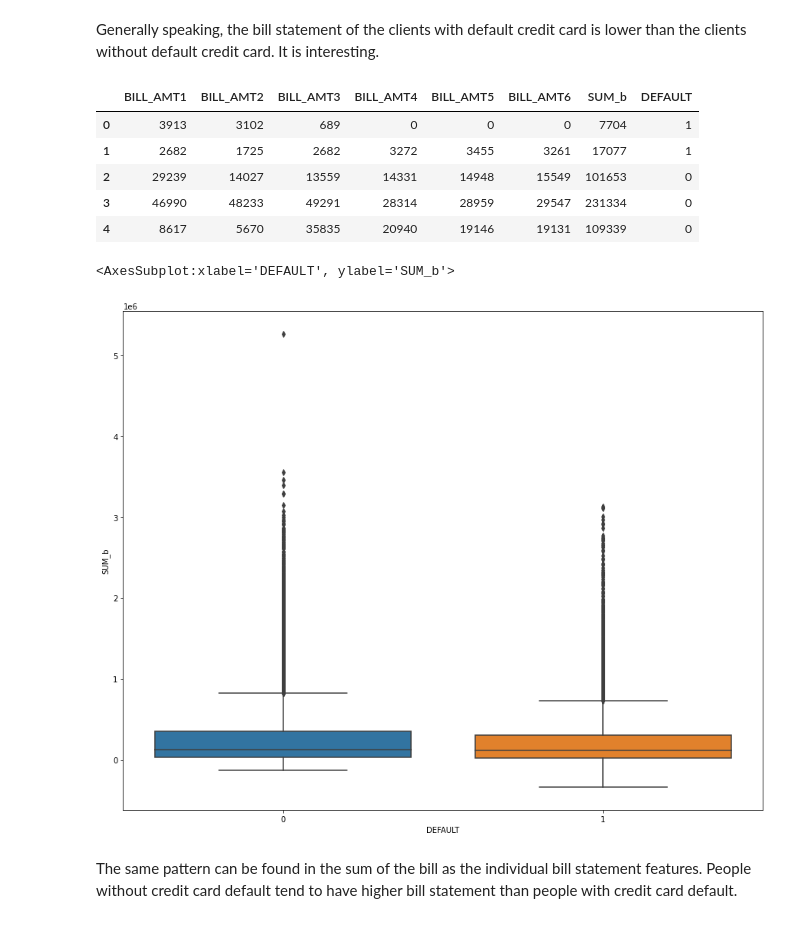
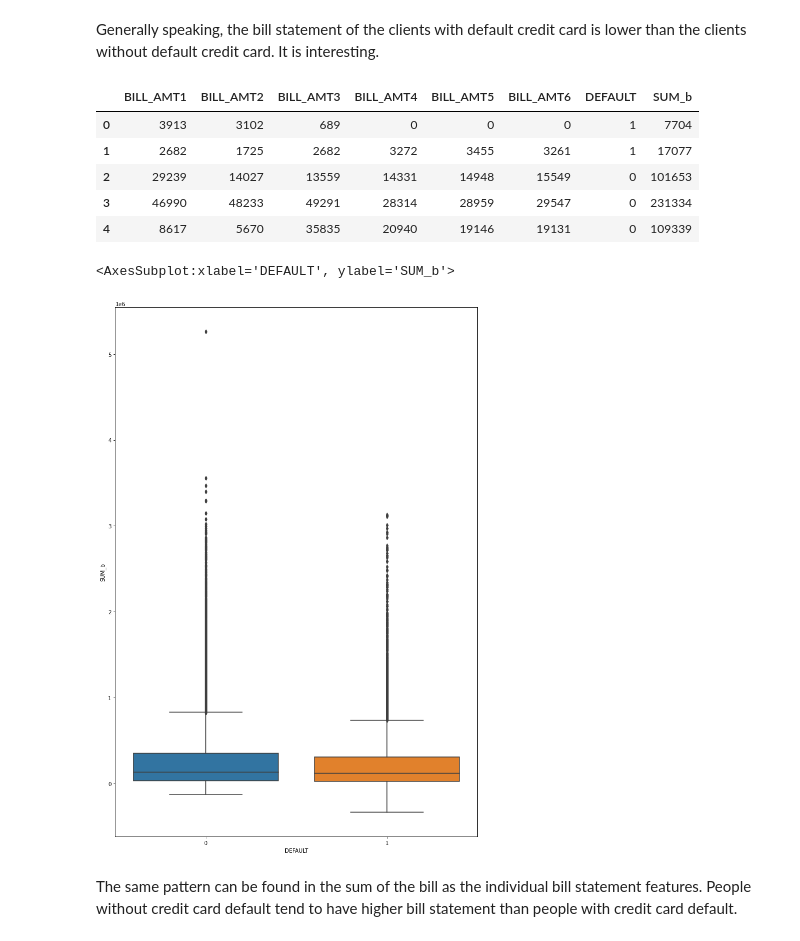
Before and after one commit to Lina-statistics/Capstone_project_Spring_Board, a Jupyter notebook: credit_card_default/feature_engineering.ipynb, the cells around one changed output. Cells and saved outputs as stored; diff of their text form; code cells hidden in the pictures.

```diff
--- a/credit_card_default/feature_engineering.ipynb
+++ b/credit_card_default/feature_engineering.ipynb
@@ -59,0 +47,2 @@ All data in this data set are object type, although some of them are continous n
+# %%
+df.set_index('ID')
@@ -69,3 +65,0 @@ array([2, 1, 3, 5, 4, 6, 0], dtype=int64)
-# %%
-df.EDUCATION.replace([0,5,6], 4, inplace=True)
-df.EDUCATION.unique()
@@ -79,5 +86,0 @@ array([1, 2, 3, 0], dtype=int64)
-# %%
-#We need merge 0 = unknown with 3 = others and list both of them as 3
-df.MARRIAGE.replace(0, 3, inplace=True)
-df['MARRIAGE'].unique()
-#check original paper
@@ -234,23 +267,22 @@ sns.violinplot(ax=ax, x="Month", y='BILL', hue="DEFAULT", data= bill_default)
 # %% [markdown]
 Generally speaking, the bill statement of the clients with default credit card is lower than the clients without default credit card. It is interesting.
 # %%
-#what happens if we sum all bills and use it as the predictor instead of six individual bill statement?
-b_default=bill.copy()
-b_default['SUM_b']=bill.agg(np.sum, axis=1)
-b_default=pd.concat([b_default, df.DEFAULT], axis=1)
-b_default.head()
+#what if we sum all bills and use it as the predictor instead of six individual bill statement?
+bill_default=pd.concat([bill, df.DEFAULT], axis=1)
+bill_default['SUM_b']=bill.agg(np.sum, axis=1)
+bill_default.head()
 # %% [output]
-|  | BILL_AMT1 | BILL_AMT2 | BILL_AMT3 | BILL_AMT4 | BILL_AMT5 | BILL_AMT6 | SUM_b | DEFAULT |
-| 0 | 3913 | 3102 | 689 | 0 | 0 | 0 | 7704 | 1 |
-| 1 | 2682 | 1725 | 2682 | 3272 | 3455 | 3261 | 17077 | 1 |
-| 2 | 29239 | 14027 | 13559 | 14331 | 14948 | 15549 | 101653 | 0 |
-| 3 | 46990 | 48233 | 49291 | 28314 | 28959 | 29547 | 231334 | 0 |
-| 4 | 8617 | 5670 | 35835 | 20940 | 19146 | 19131 | 109339 | 0 |
+|  | BILL_AMT1 | BILL_AMT2 | BILL_AMT3 | BILL_AMT4 | BILL_AMT5 | BILL_AMT6 | DEFAULT | SUM_b |
+| 0 | 3913 | 3102 | 689 | 0 | 0 | 0 | 1 | 7704 |
+| 1 | 2682 | 1725 | 2682 | 3272 | 3455 | 3261 | 1 | 17077 |
+| 2 | 29239 | 14027 | 13559 | 14331 | 14948 | 15549 | 0 | 101653 |
+| 3 | 46990 | 48233 | 49291 | 28314 | 28959 | 29547 | 0 | 231334 |
+| 4 | 8617 | 5670 | 35835 | 20940 | 19146 | 19131 | 0 | 109339 |
 # %%
-fig, ax = plt.subplots(figsize=a_dims)
-sns.boxplot(ax=ax, x='DEFAULT', y= 'SUM_b', data=b_default)
+fig, ax = plt.subplots(figsize=(12, 18))
+sns.boxplot(y= 'SUM_b', x='DEFAULT', data=bill_default)
 # %% [output]
 <AxesSubplot:xlabel='DEFAULT', ylabel='SUM_b'>
-[figure, old version]
+[figure, new version]
 # %% [markdown]
 The same pattern can be found in the sum of the bill as the individual bill statement features. People without credit card default tend to have higher bill statement than people with credit card default.
```
Also changed, not shown: parts of 82 cells of this notebook.
